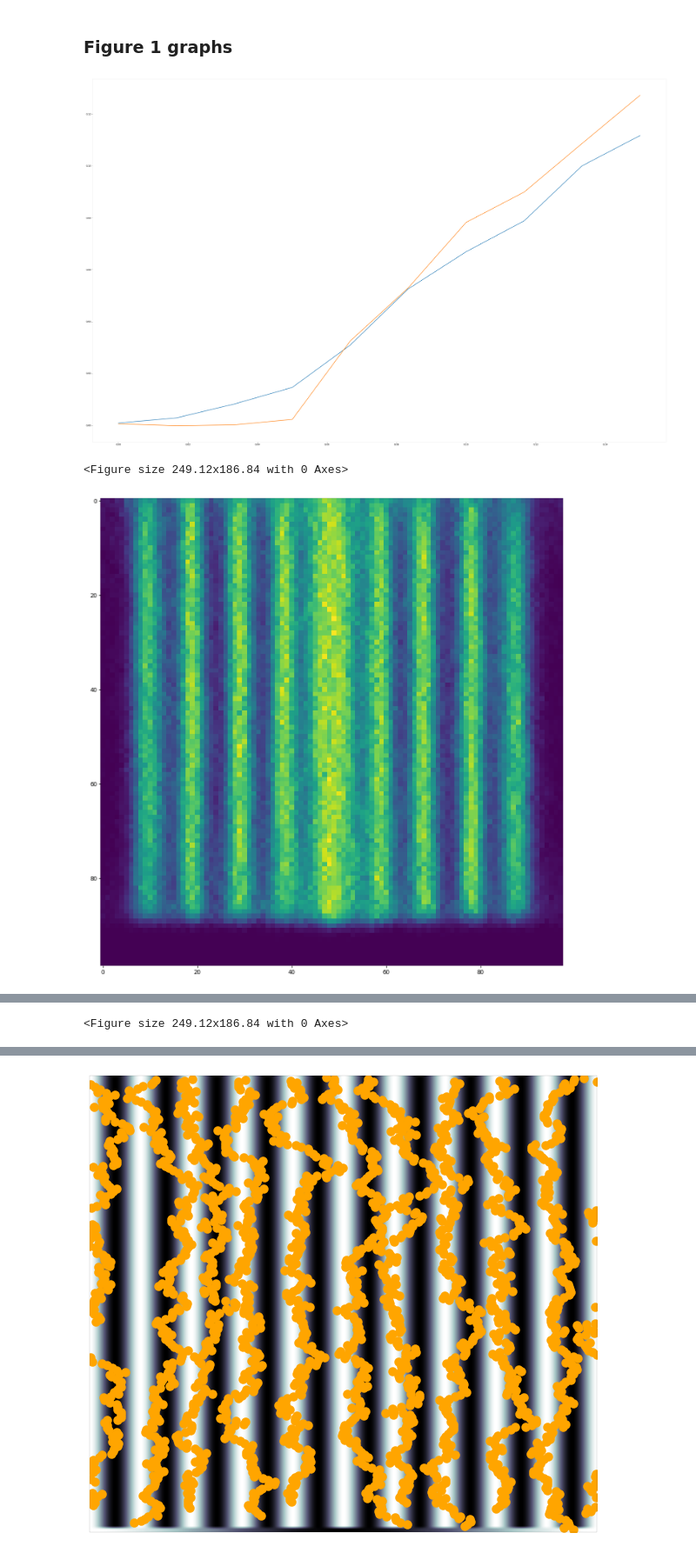
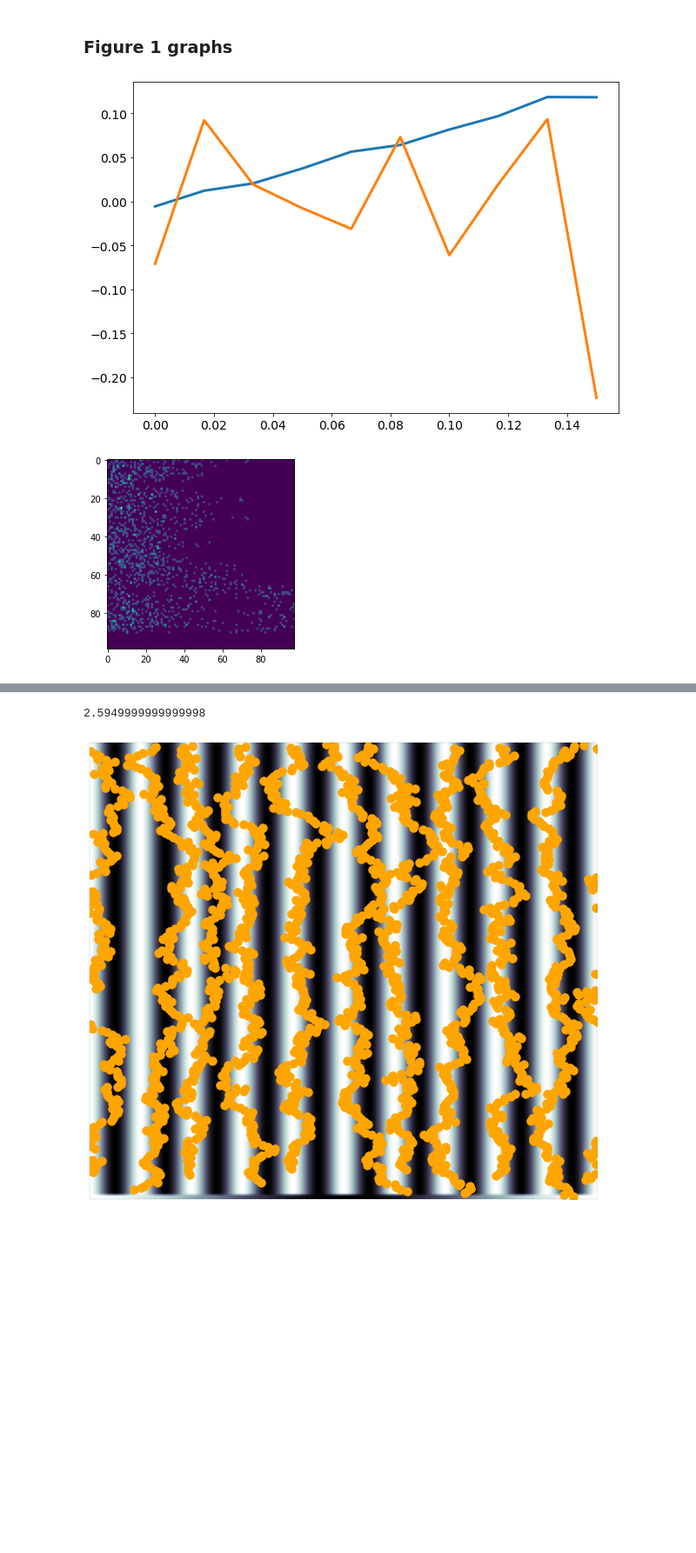
Before and after one commit to LevoSpacewars/Polymer-Tilt, a Jupyter notebook: graphs.ipynb, the cells around one changed output, grey strips where cells are left out. Shown at 87% size. Saved outputs shown, nothing was run; the diff lists cells and outputs as text; code cells hidden in the pictures; blank space fills up the shorter version.

```diff
--- a/graphs.ipynb
+++ b/graphs.ipynb
@@ -21,24 +31,25 @@ def genPotential(dim, rez):
 # %%
-figure_1_folders = ['349','148']
+figure_1_folders = ['1','400']
 fig1data = []
 fig1heatmaps = [[],[]]
+linewidth=7.0
 for name in figure_1_folders:
     fig1data.append(np.array(ps.read_csv('./compiledRuns/' + name + '/data.txt',header = 0)))
     fig1heatmaps[0].append(getHeatMap(name,0.3))
     fig1heatmaps[1].append(getHeatMap(name,1.2))
 
-fig = plt.figure(figsize=(30,20))
+fig = plt.figure(figsize=(10,7))
 for data in fig1data:
     forceangle = np.linspace(0,3,10)/20
-    plt.errorbar(forceangle, data[3][1:])
-plt.savefig("compvalues.png", transparent = True)
+    plt.errorbar(forceangle, data[3][1:],linewidth=3)
+ax = plt.gca()
+plt.xticks(fontsize=14)
+plt.yticks(fontsize=14)
 for mp in fig1heatmaps:
     fig = plt.figure()
-    fig = plt.figure(figsize=(10,10))
     plt.imshow(mp[0])
-    fig = plt.figure(figsize=(10,10))
+    fig = plt.figure()
     plt.imshow(mp[1])
 # %% [output]
-[figure, old version]
+[figure, new version]
-<Figure size 249.12x186.84 with 0 Axes>
-[figure, old version]
+[figure, new version]
@@ -46 +56,0 @@ for mp in fig1heatmaps:
-<Figure size 249.12x186.84 with 0 Axes>
@@ -50,6 +60,7 @@ for mp in fig1heatmaps:
 
 fig_width = 3.46  # width in inches : 85 mm one-column format
 fig_height = fig_width*3./4.      # height in inches
+print(fig_height)
 fig_size =  [fig_width,fig_height]
 params = {
             #~ 'backend': 'PDF',
@@ -152,4 +163,6 @@ def smalldblpanel():
 # symbols
 syms1d = {0.7:'>',1.0: '^', 1.3: 'v', 1.7: '<'}
 syms2d = {1.5: 's', 2.0: 'o', 2.5: '*'}
+# %% [output]
+2.5949999999999998
 # %%
```
Also changed, not shown: parts of 5 cells of this notebook, 8 other files.
